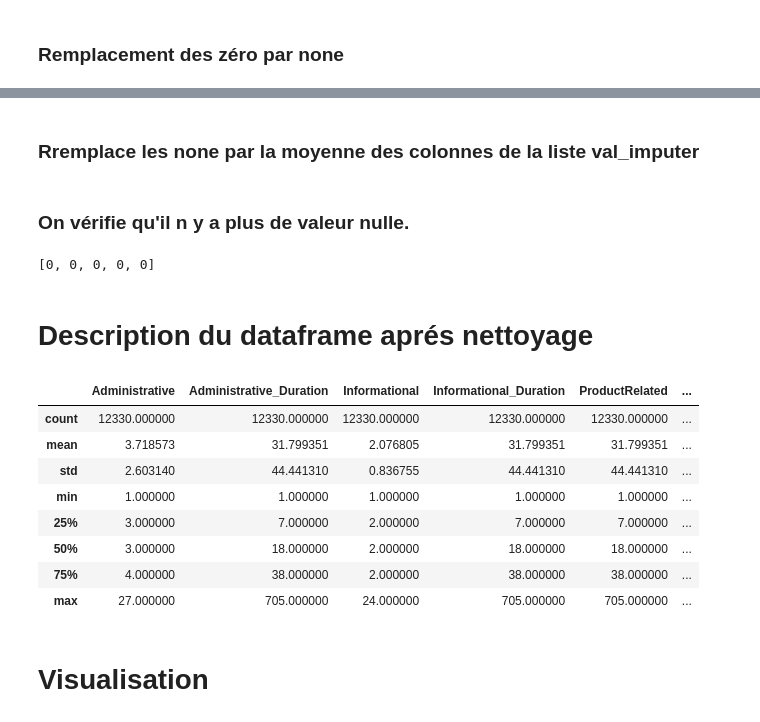
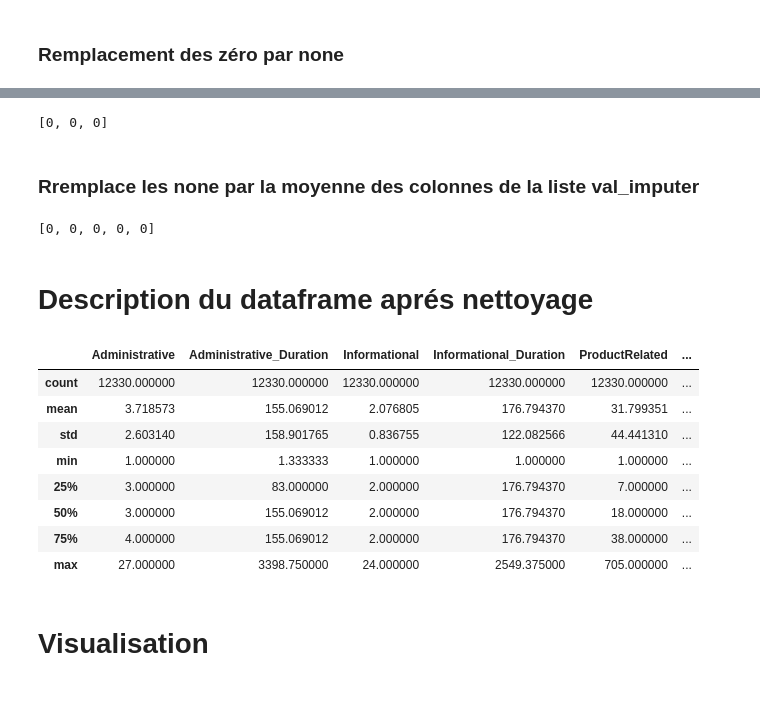
Before and after one commit to mamadoundiaye13/machine-learning-groupe5, a Jupyter notebook: ProjetMLi_Grp5.ipynb, the cells around one changed output, grey strips where cells are left out. Saved outputs shown, nothing was run; the diff lists cells and outputs as text; code cells hidden in the pictures.

```diff
--- a/ProjetMLi_Grp5.ipynb
+++ b/ProjetMLi_Grp5.ipynb
@@ -160,8 +159,8 @@ dtype('float64')
 # %%
 for cols in val_nominatif:
-    median_value=df[cols].median()
-    print(median_value)
-    df[cols]=df[cols].fillna(median_value)
+    median_value=clients[cols].median()
+    clients[cols]=clients[cols].fillna(median_value)
 
-[df[i].isnull().sum() for i in val_nominatif]
+
+[clients[cols].isnull().sum() for cols in val_nominatif]
 # %% [output]
@@ -211,28 +170,38 @@ Name: Informational_Duration, Length: 12330, dtype: float64
+# %%
+val_imputer = ['Administrative_Duration','Informational_Duration','ProductRelated_Duration']
+
+[clients[cols].replace(0, np.nan, inplace= True) for cols in val_imputer]
+[clients[cols].replace(-1, np.nan, inplace= True) for cols in val_imputer]
+
+[clients[cols].isnull().sum() for cols in val_imputer]
+# %% [output]
+[0, 0, 0]
 # %% [markdown]
 ### Rremplace les none par la moyenne des colonnes de la liste val_imputer
-# %%
-for i in val_imputer:
-    mean_value=df[i].mean()
-    df[i]=df[cols].fillna(mean_value)
-# %% [markdown]
-### On vérifie qu'il n y a plus de valeur nulle.
-# %%
-[df[i].isnull().sum() for i in val_imputer]
-# %% [output]
-[0, 0, 0, 0, 0]
+# %%
+values = ['Administrative_Duration','Informational_Duration','ProductRelated_Duration','BounceRates','ExitRates']
+for cols in values:
+    mean_value=clients[cols].mean()
+    clients[cols]=clients[cols].fillna(mean_value)
+
+
+
+[clients[cols].isnull().sum() for i in values]
+# %% [output]
+[0, 0, 0, 0, 0]
 # %% [markdown]
 # Description du dataframe aprés nettoyage
 # %%
-df.describe()
+clients.describe()
 # %% [output]
 |  | Administrative | Administrative_Duration | Informational | Informational_Duration | ProductRelated | ... |
 | count | 12330.000000 | 12330.000000 | 12330.000000 | 12330.000000 | 12330.000000 | ... |
-| mean | 3.718573 | 31.799351 | 2.076805 | 31.799351 | 31.799351 | ... |
-| std | 2.603140 | 44.441310 | 0.836755 | 44.441310 | 44.441310 | ... |
-| min | 1.000000 | 1.000000 | 1.000000 | 1.000000 | 1.000000 | ... |
-| 25% | 3.000000 | 7.000000 | 2.000000 | 7.000000 | 7.000000 | ... |
-| 50% | 3.000000 | 18.000000 | 2.000000 | 18.000000 | 18.000000 | ... |
-| 75% | 4.000000 | 38.000000 | 2.000000 | 38.000000 | 38.000000 | ... |
-| max | 27.000000 | 705.000000 | 24.000000 | 705.000000 | 705.000000 | ... |
+| mean | 3.718573 | 155.069012 | 2.076805 | 176.794370 | 31.799351 | ... |
+| std | 2.603140 | 158.901765 | 0.836755 | 122.082566 | 44.441310 | ... |
+| min | 1.000000 | 1.333333 | 1.000000 | 1.000000 | 1.000000 | ... |
+| 25% | 3.000000 | 83.000000 | 2.000000 | 176.794370 | 7.000000 | ... |
+| 50% | 3.000000 | 155.069012 | 2.000000 | 176.794370 | 18.000000 | ... |
+| 75% | 4.000000 | 155.069012 | 2.000000 | 176.794370 | 38.000000 | ... |
+| max | 27.000000 | 3398.750000 | 24.000000 | 2549.375000 | 705.000000 | ... |
 # %% [markdown]
 # Visualisation
```
Also changed, not shown: parts of 48 cells of this notebook, 1 other file.
